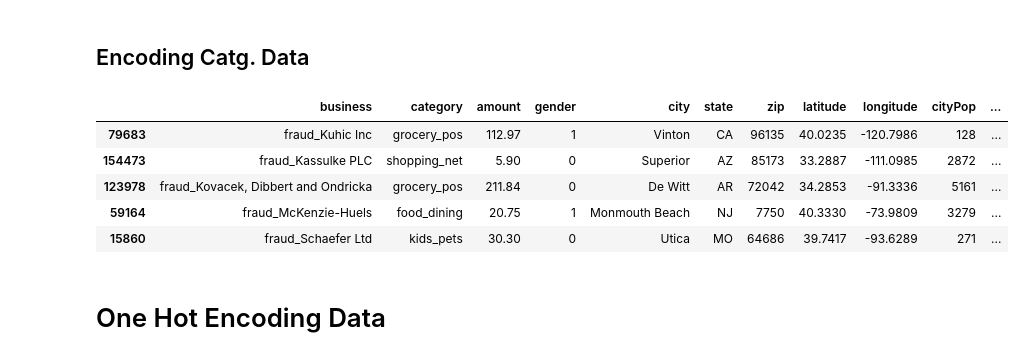
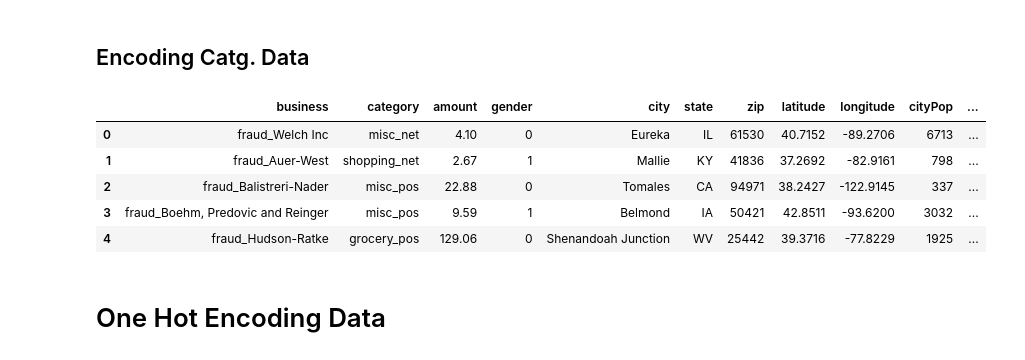
Before and after one commit to ethan-rng/dataquest, a Jupyter notebook: dataset.ipynb, the cells around one changed output. Drawn from its saved outputs; the diff is of its cells as text; code cells hidden in the pictures.

```diff
--- a/dataset.ipynb
+++ b/dataset.ipynb
@@ -55,24 +53,24 @@ df.sample(4)
 # %%
 # Encoding Gender
 df['gender'] = df['gender'].apply(lambda x: 0 if x == 'F' else 1)
 
 # Encoding Age
 def calculate_age(birth_date_str):
     birth_date = datetime.strptime(birth_date_str, "%Y-%m-%d")
     today = datetime.now()
     age = today.year - birth_date.year - ((today.month, today.day) < (birth_date.month, birth_date.day))
     return age
 
 df['age'] = df['dateOfBirth'].apply(calculate_age)
 df = df.drop(['dateOfBirth'], axis=1)
-df.sample(5)
+df.head()
 # %% [output]
 |  | business | category | amount | gender | city | state | zip | latitude | longitude | cityPop | ... |
-| 79683 | fraud_Kuhic Inc | grocery_pos | 112.97 | 1 | Vinton | CA | 96135 | 40.0235 | -120.7986 | 128 | ... |
-| 154473 | fraud_Kassulke PLC | shopping_net | 5.90 | 0 | Superior | AZ | 85173 | 33.2887 | -111.0985 | 2872 | ... |
-| 123978 | fraud_Kovacek, Dibbert and Ondricka | grocery_pos | 211.84 | 0 | De Witt | AR | 72042 | 34.2853 | -91.3336 | 5161 | ... |
-| 59164 | fraud_McKenzie-Huels | food_dining | 20.75 | 1 | Monmouth Beach | NJ | 7750 | 40.3330 | -73.9809 | 3279 | ... |
-| 15860 | fraud_Schaefer Ltd | kids_pets | 30.30 | 0 | Utica | MO | 64686 | 39.7417 | -93.6289 | 271 | ... |
+| 0 | fraud_Welch Inc | misc_net | 4.10 | 0 | Eureka | IL | 61530 | 40.7152 | -89.2706 | 6713 | ... |
+| 1 | fraud_Auer-West | shopping_net | 2.67 | 1 | Mallie | KY | 41836 | 37.2692 | -82.9161 | 798 | ... |
+| 2 | fraud_Balistreri-Nader | misc_pos | 22.88 | 0 | Tomales | CA | 94971 | 38.2427 | -122.9145 | 337 | ... |
+| 3 | fraud_Boehm, Predovic and Reinger | misc_pos | 9.59 | 1 | Belmond | IA | 50421 | 42.8511 | -93.6200 | 3032 | ... |
+| 4 | fraud_Hudson-Ratke | grocery_pos | 129.06 | 0 | Shenandoah Junction | WV | 25442 | 39.3716 | -77.8229 | 1925 | ... |
 # %% [markdown]
 # One Hot Encoding Data
 # %%
```
Also changed, not shown: parts of 13 cells of this notebook, 4 other files.
